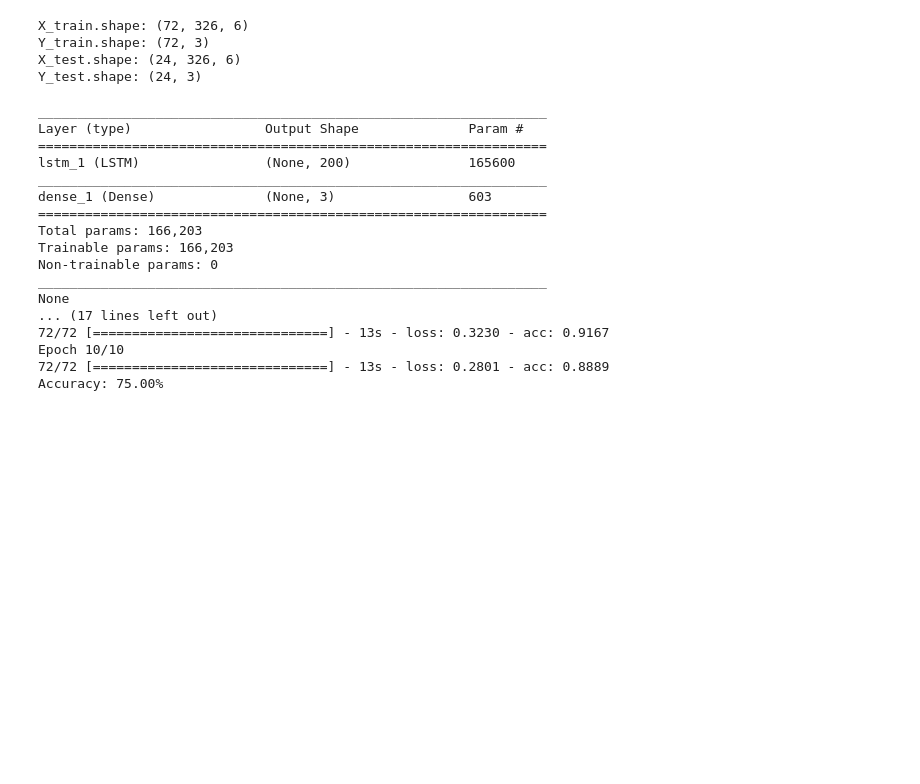
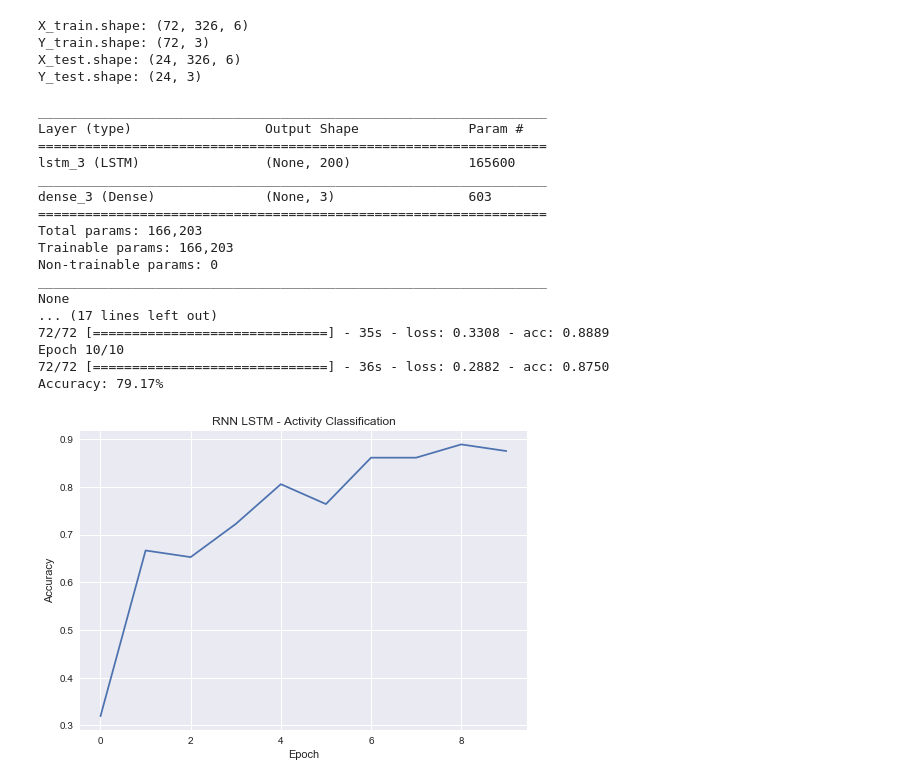
Before and after one commit to woo-chia-wei/kinect-sequence-classification, a Jupyter notebook: activity_classification.ipynb, the cells around one changed output. Drawn from its saved outputs; the diff is of its cells as text; code cells hidden in the pictures; blank space fills up the shorter version.

Commit message:
Added accuracy graph.

```diff
--- a/activity_classification.ipynb
+++ b/activity_classification.ipynb
@@ -285,7 +285,7 @@ model.compile(loss='categorical_crossentropy', optimizer='sgd', metrics=['accura
 print(model.summary())
 
 # Train model
-model.fit(X_train, Y_train, epochs=10, batch_size=1)
+history = model.fit(X_train, Y_train, epochs=10, batch_size=1)
 
 # Evaluate model
 scores = model.evaluate(X_test, Y_test, verbose=0)
@@ -294,9 +294,9 @@ print("Accuracy: %.2f%%" % (scores[1]*100))
 _________________________________________________________________
 Layer (type)                 Output Shape              Param #
 =================================================================
-lstm_1 (LSTM)                (None, 200)               165600
+lstm_3 (LSTM)                (None, 200)               165600
 _________________________________________________________________
-dense_1 (Dense)              (None, 3)                 603
+dense_3 (Dense)              (None, 3)                 603
 =================================================================
 Total params: 166,203
 Trainable params: 166,203
@@ -304,7 +304,17 @@ Non-trainable params: 0
 _________________________________________________________________
 None
 ... (17 lines left out)
-72/72 [==============================] - 13s - loss: 0.3230 - acc: 0.9167
+72/72 [==============================] - 35s - loss: 0.3308 - acc: 0.8889
 Epoch 10/10
-72/72 [==============================] - 13s - loss: 0.2801 - acc: 0.8889
-Accuracy: 75.00%
+72/72 [==============================] - 36s - loss: 0.2882 - acc: 0.8750
+Accuracy: 79.17%
+# %%
+import seaborn as sns
+sns.set(style="darkgrid")
+plt.plot(history.history['acc'])
+plt.title('RNN LSTM - Activity Classification')
+plt.xlabel('Epoch')
+plt.ylabel('Accuracy')
+plt.show()
+# %% [output]
+[figure, added]
```
